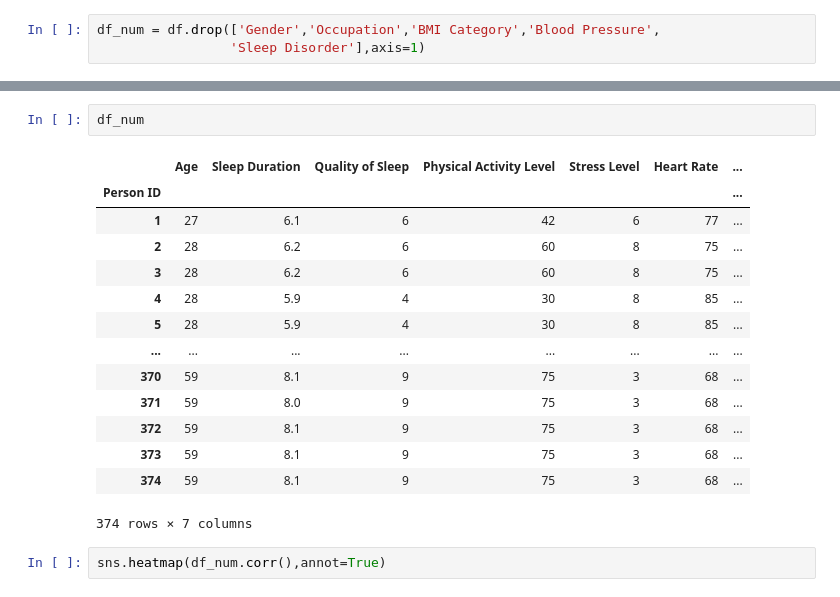
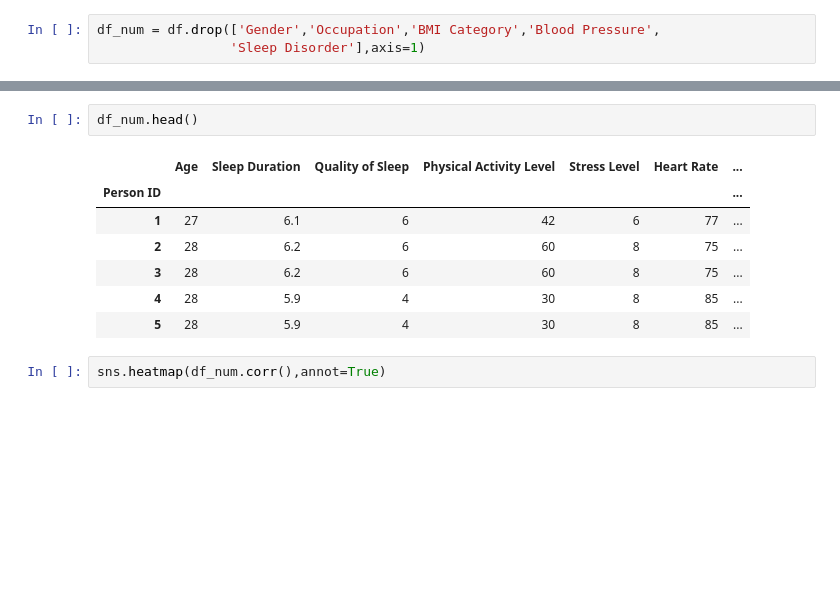
Before and after one commit to ednaelxd/WANDA2023, a Jupyter notebook: intro_ds.ipynb, the cells around one changed output, grey strips where cells are left out. Drawn from its saved outputs; the diff is of its cells as text; blank space fills up the shorter version.

```diff
--- a/intro_ds.ipynb
+++ b/intro_ds.ipynb
@@ -245,20 +230,13 @@ df
 # %%
-df_num
+df_num.head()
 # %% [output]
 |  | Age | Sleep Duration | Quality of Sleep | Physical Activity Level | Stress Level | Heart Rate | ... |
 | Person ID |  |  |  |  |  |  | ... |
 | 1 | 27 | 6.1 | 6 | 42 | 6 | 77 | ... |
 | 2 | 28 | 6.2 | 6 | 60 | 8 | 75 | ... |
 | 3 | 28 | 6.2 | 6 | 60 | 8 | 75 | ... |
 | 4 | 28 | 5.9 | 4 | 30 | 8 | 85 | ... |
 | 5 | 28 | 5.9 | 4 | 30 | 8 | 85 | ... |
-| ... | ... | ... | ... | ... | ... | ... | ... |
-| 370 | 59 | 8.1 | 9 | 75 | 3 | 68 | ... |
-| 371 | 59 | 8.0 | 9 | 75 | 3 | 68 | ... |
-| 372 | 59 | 8.1 | 9 | 75 | 3 | 68 | ... |
-| 373 | 59 | 8.1 | 9 | 75 | 3 | 68 | ... |
-| 374 | 59 | 8.1 | 9 | 75 | 3 | 68 | ... |
-374 rows × 7 columns
 # %%
 sns.heatmap(df_num.corr(),annot=True)
 # %% [output]
```
Also changed, not shown: parts of 56 cells of this notebook, 2 other files.
